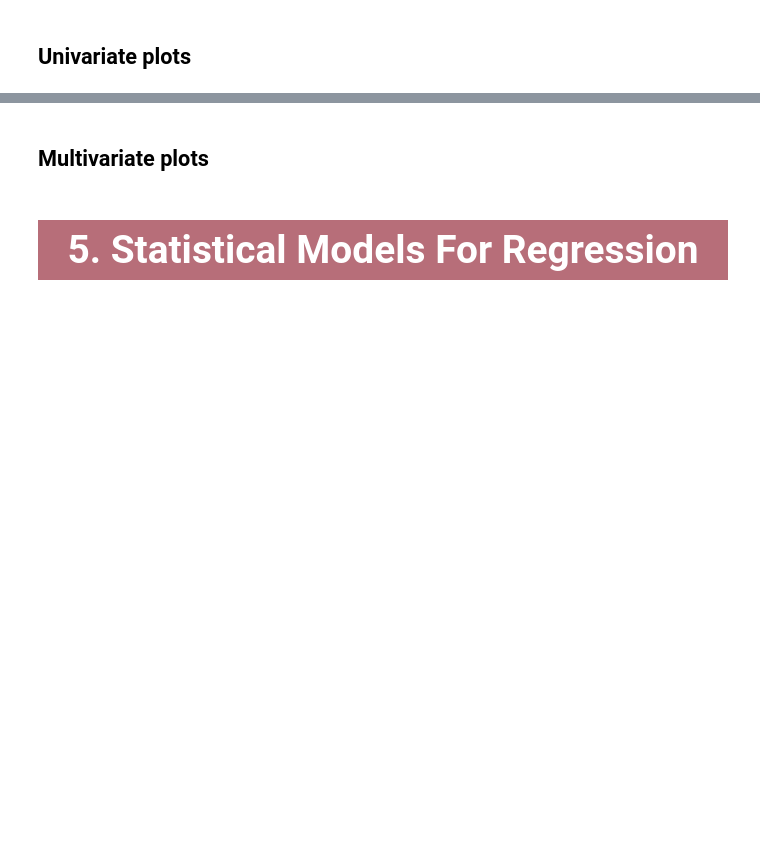
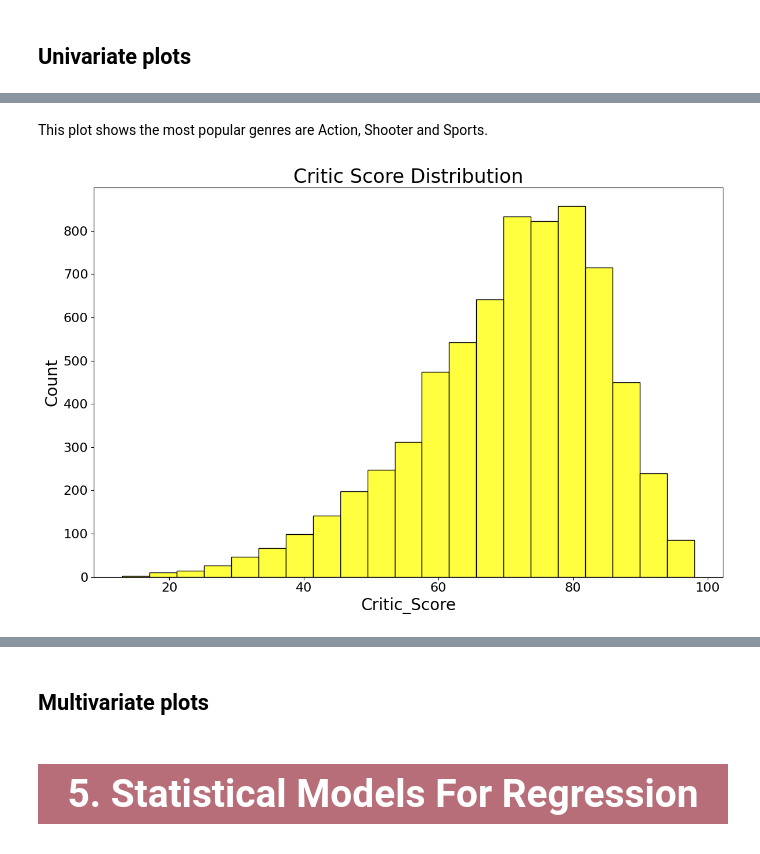
Before and after one commit to Assyl99/RR_project, a Jupyter notebook: Regression_Video_Games.ipynb, the cells around one changed output, grey strips where cells are left out. Saved outputs shown, nothing was run; the diff lists cells and outputs as text; code cells hidden in the pictures; blank space fills up the shorter version.

```diff
--- a/Regression_Video_Games.ipynb
+++ b/Regression_Video_Games.ipynb
@@ -166,0 +249,21 @@ vgsales.to_csv('Data/vgsales_cleaned.csv')
+# %% [markdown]
+This plot shows the most popular genres are Action, Shooter and Sports.
+# %%
+fig(12, 8)
+
+sns.histplot(
+    df['Critic_Score'],
+    binwidth=4,
+    color='yellow',
+    edgecolor='black'
+)
+
+plt.xlabel('Critic_Score', fontsize=20)
+plt.ylabel('Count', fontsize=20)
+plt.xticks(fontsize=16)
+plt.yticks(fontsize=16)
+plt.title('Critic Score Distribution', fontsize=24)
+plt.tight_layout()
+plt.show()
+# %% [output]
+[figure, added]
```
Also changed, not shown: parts of 18 cells of this notebook.
